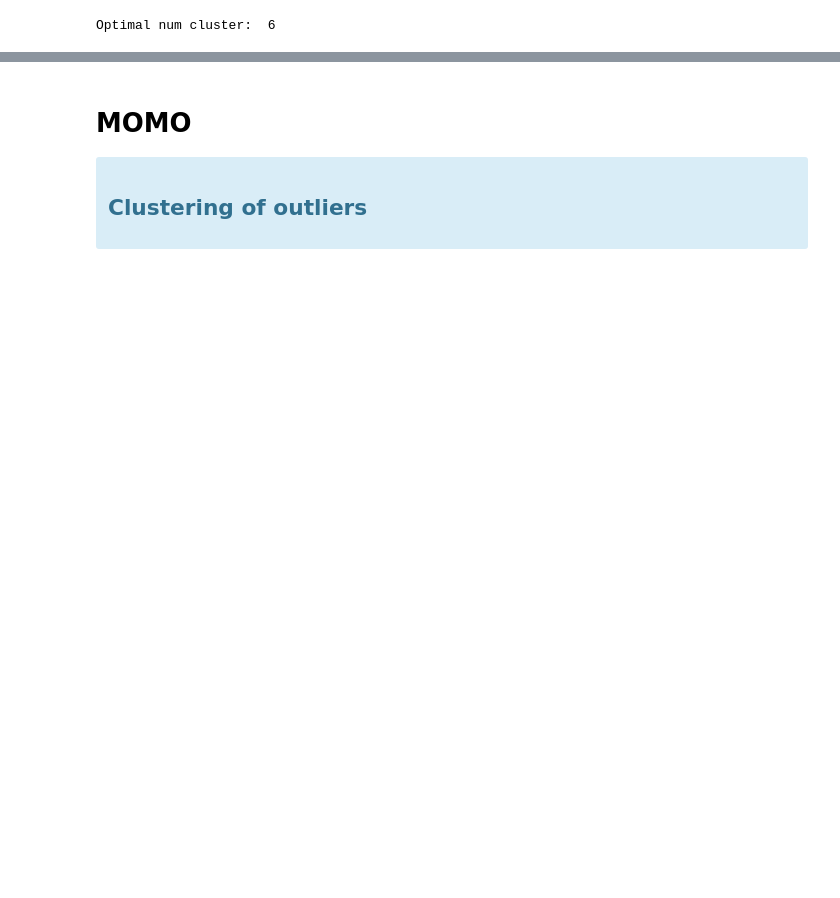
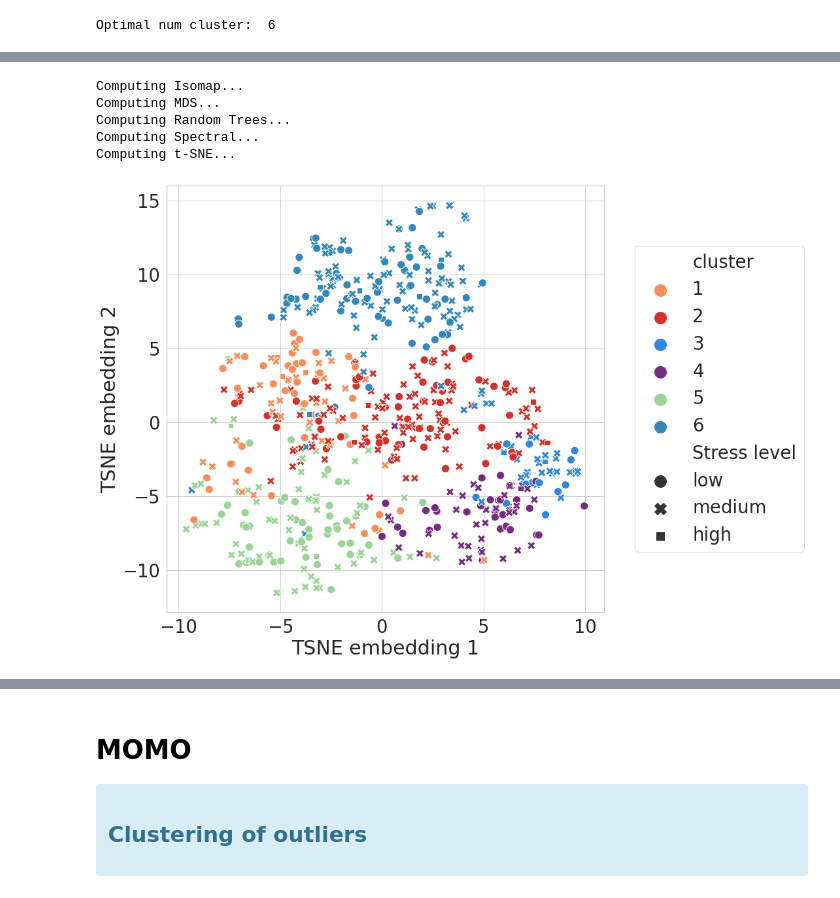
Before and after one commit to digitraceslab/digirhythm, a Jupyter notebook: analysis/outliers_clustering.ipynb, the cells around one changed output, grey strips where cells are left out. Cells and saved outputs as stored; diff of their text form; code cells hidden in the pictures; blank space fills up the shorter version.

```diff
--- a/analysis/outliers_clustering.ipynb
+++ b/analysis/outliers_clustering.ipynb
@@ -235,3 +241,82 @@ Text(0.5, 0, 'PCA2')
+# %%
+import numpy as np
+from matplotlib import offsetbox
+
+from sklearn.preprocessing import MinMaxScaler
+
+
+# PCA on meandiff
+
+X = mean_diff[FEATURES].values
+y = mean_diff['cluster']
+
+
+n_neighbors = 10
+n_components = 3
+embeddings = {
+    "Isomap": Isomap(n_neighbors=n_neighbors, n_components=n_components),
+
+    "MDS": MDS(n_components=n_components, n_init=1, max_iter=120, n_jobs=2),
+    "Random Trees": make_pipeline(
+        RandomTreesEmbedding(n_estimators=200, max_depth=5, random_state=0),
+        TruncatedSVD(n_components=n_components),
+    ),
+    "Spectral": SpectralEmbedding(
+        n_components=n_components, random_state=0, eigen_solver="arpack"
+    ),
+    "t-SNE": TSNE(
+        n_components=n_components,
+        n_iter=500,
+        n_iter_without_progress=150,
+        n_jobs=2,
+        random_state=0,
+    ),
+}
+
+colors = ["#fc8d59", "#d73027", "#2e88df", "#762a81", "#99d594", "#3288bd"]
+palette = sns.color_palette(colors, as_cmap=True)
+
+
+from time import time
+
+projections, timing = {}, {}
+for name, transformer in embeddings.items():
+    if name.startswith("Linear Discriminant Analysis"):
+        data = X.copy()
+        data.flat[:: X.shape[1] + 1] += 0.01  # Make X invertible
+    else:
+        data = X
+
+    print(f"Computing {name}...")
+    start_time = time()
+    projections[name] = transformer.fit_transform(data, y)
+    timing[name] = time() - start_time
+# %% [output]
+Computing Isomap...
+Computing MDS...
+Computing Random Trees...
+Computing Spectral...
+Computing t-SNE...
+# %%
+
+def plot_embedding(X, title):
+
+    fig = plt.figure(figsize=(12, 12))
+    g = sns.scatterplot(x=X[:, 0], y=X[:, 1], style=mean_diff["Stress level"], hue=mean_diff["cluster"],
+                        palette=palette,  s=150)
+#    fig = px.scatter_3d(X, x=X[:, 0], y=X[:, 1], z=X[:, 2], color = mean_diff["cluster"], width=1000, height=1000,
+#                       color_discrete_sequence=px.colors.qualitative.Set2)
+    g.legend(loc='center left', bbox_to_anchor=(1.05, 0.5), ncol=1, markerscale=3)
+    g.set_xlabel('TSNE embedding 1')
+    g.set_ylabel('TSNE embedding 2')
+    return g
+
+#px.scatter_3d(X, x=X[:, 0], y=X[:, 1], z=X[:, 2], color = mean_diff["cluster"])
+fig = plot_embedding(projections['t-SNE'], 'TSNE')
+plt.savefig('tsne_embedding.png', dpi=300, bbox_inches='tight')
+plt.show()
+# %% [output]
+[figure, added]
 # %%
 mean_diff.cluster.value_counts()
 pivot_mean_diff = pd.melt(mean_diff, id_vars="cluster", value_vars=FEATURES)
```
Also changed, not shown: parts of 13 cells of this notebook, 13 other files.
